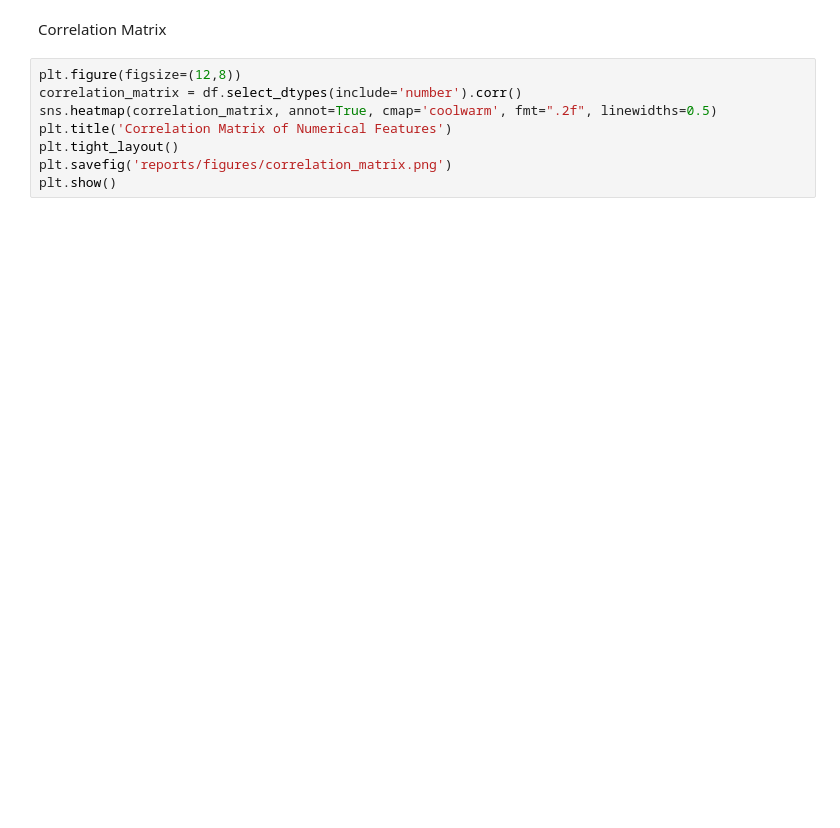
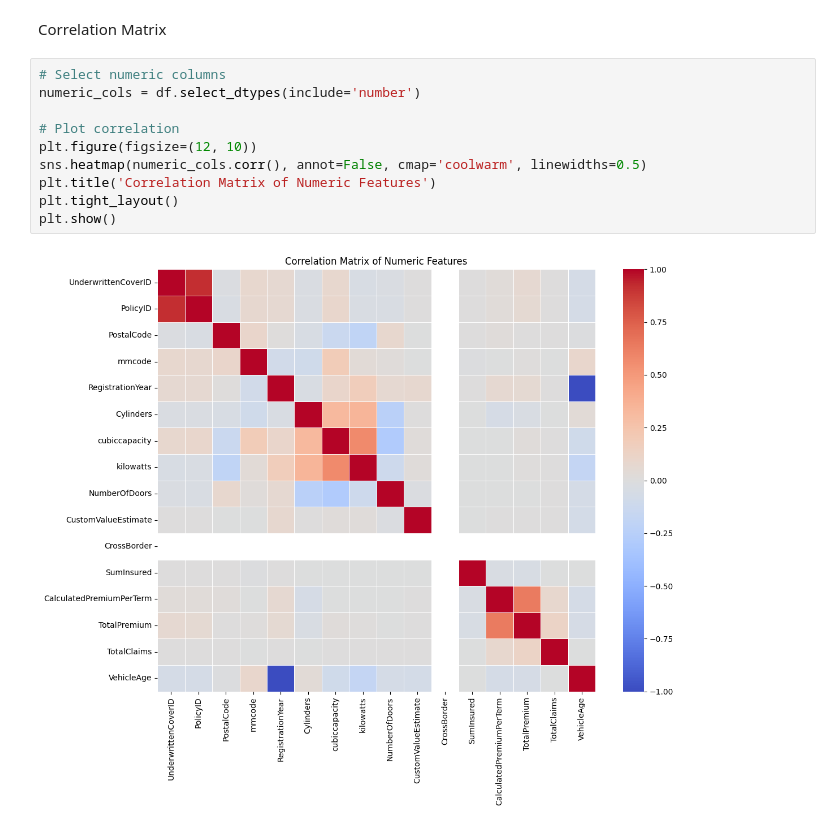
Before and after one commit to BetselotYitagesu/Insurance_Risk_Analytics_Predictive, a Jupyter notebook: notebooks/eda_plots.ipynb, the cells around one changed output. Cells and saved outputs as stored; diff of their text form; blank space fills up the shorter version.

```diff
--- a/notebooks/eda_plots.ipynb
+++ b/notebooks/eda_plots.ipynb
@@ -40,10 +65,14 @@ NameError: name 'df' is not defined
 # %% [markdown]
 Correlation Matrix
 # %%
-plt.figure(figsize=(12,8))
-correlation_matrix = df.select_dtypes(include='number').corr()
-sns.heatmap(correlation_matrix, annot=True, cmap='coolwarm', fmt=".2f", linewidths=0.5)
-plt.title('Correlation Matrix of Numerical Features')
+# Select numeric columns
+numeric_cols = df.select_dtypes(include='number')
+
+# Plot correlation
+plt.figure(figsize=(12, 10))
+sns.heatmap(numeric_cols.corr(), annot=False, cmap='coolwarm', linewidths=0.5)
+plt.title('Correlation Matrix of Numeric Features')
 plt.tight_layout()
-plt.savefig('reports/figures/correlation_matrix.png')
 plt.show()
+# %% [output]
+[figure, added]
```
Also changed, not shown: parts of 4 cells of this notebook, 4 other files.
